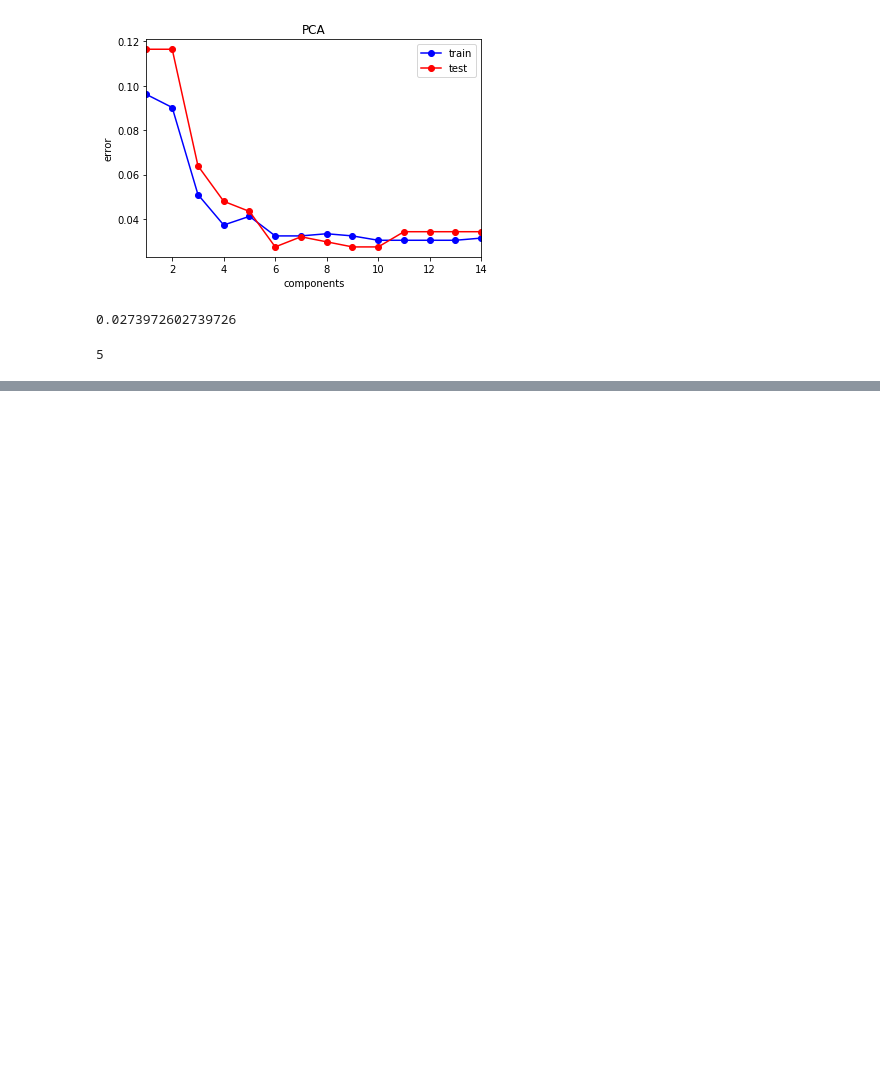
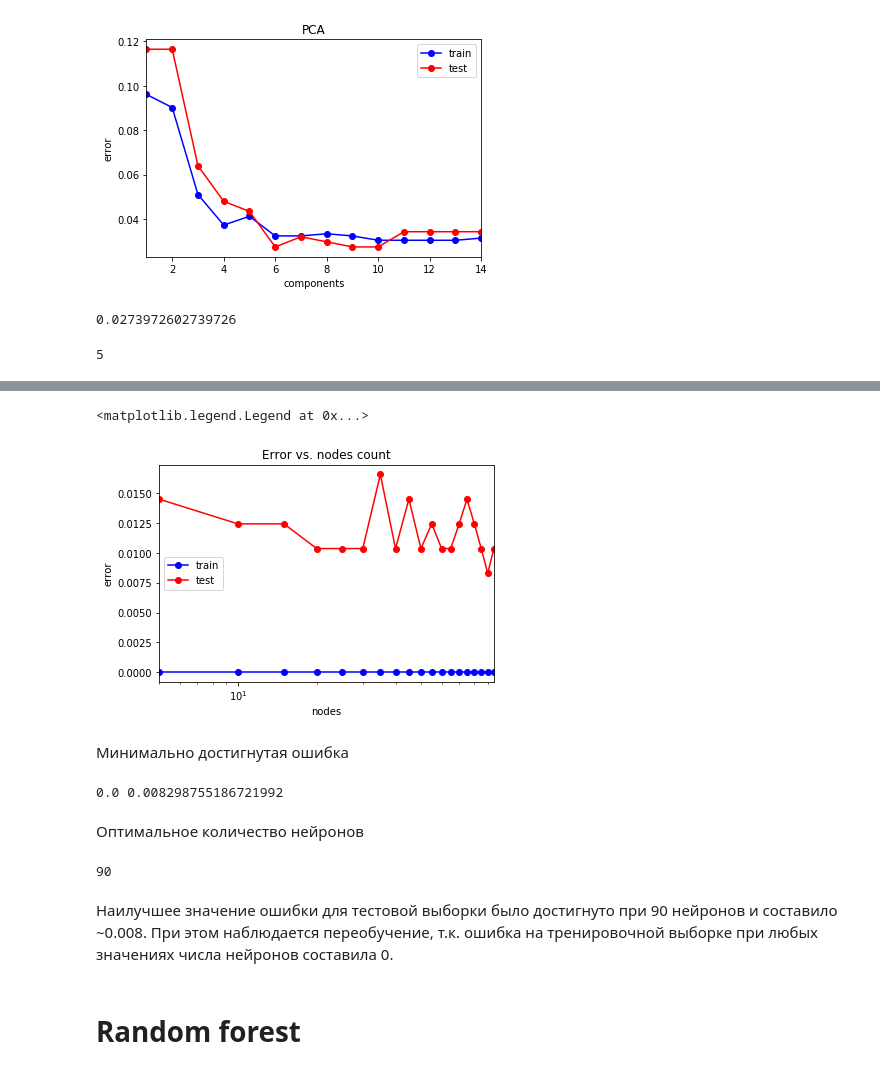
Before and after one commit to Kruglyashok/machineLearning, a Jupyter notebook: Untitled.ipynb, the cells around one changed output, grey strips where cells are left out. Cells and saved outputs as stored; diff of their text form; code cells hidden in the pictures; blank space fills up the shorter version.

```diff
--- a/Untitled.ipynb
+++ b/Untitled.ipynb
@@ -635,0 +732,40 @@ np.argmin(test_err)
+# %%
+nodes_arr = np.arange(5, 100, 5)
+test_err = []
+train_err = []
+for nodes in nodes_arr:
+    mlp_model = MLPClassifier(hidden_layer_sizes = (nodes,), solver = 'lbfgs',
+                              activation = 'relu', random_state = 27)
+    mlp_model.fit(X_train, y_train)
+
+    y_train_pred = mlp_model.predict(X_train)
+    y_test_pred = mlp_model.predict(X_test)
+    train_err.append(np.mean(y_train != y_train_pred))
+    test_err.append(np.mean(y_test != y_test_pred))
+# %%
+plt.semilogx(nodes_arr, train_err, 'b-o', label = 'train')
+plt.semilogx(nodes_arr, test_err, 'r-o', label = 'test')
+plt.xlim([np.max(nodes_arr), np.min(nodes_arr)])
+plt.title('Error vs. nodes count')
+plt.xlabel('nodes')
+plt.ylabel('error')
+plt.legend()
+# %% [output]
+<matplotlib.legend.Legend at 0x...>
+[figure, added]
+# %% [markdown]
+Минимально достигнутая ошибка
+# %%
+print(np.min(train_err), np.min(test_err))
+# %% [output]
+0.0 0.008298755186721992
+# %% [markdown]
+Оптимальное количество нейронов
+# %%
+print(nodes_arr[test_err == min_test_err][0])
+# %% [output]
+90
+# %% [markdown]
+Наилучшее значение ошибки для тестовой выборки было достигнуто при 90 нейронов и составило ~0.008. При этом наблюдается переобучение, т.к. ошибка на тренировочной выборке при любых значениях числа нейронов составила 0.
+# %% [markdown]
+# Random forest
```
Also changed, not shown: parts of 35 cells of this notebook.
